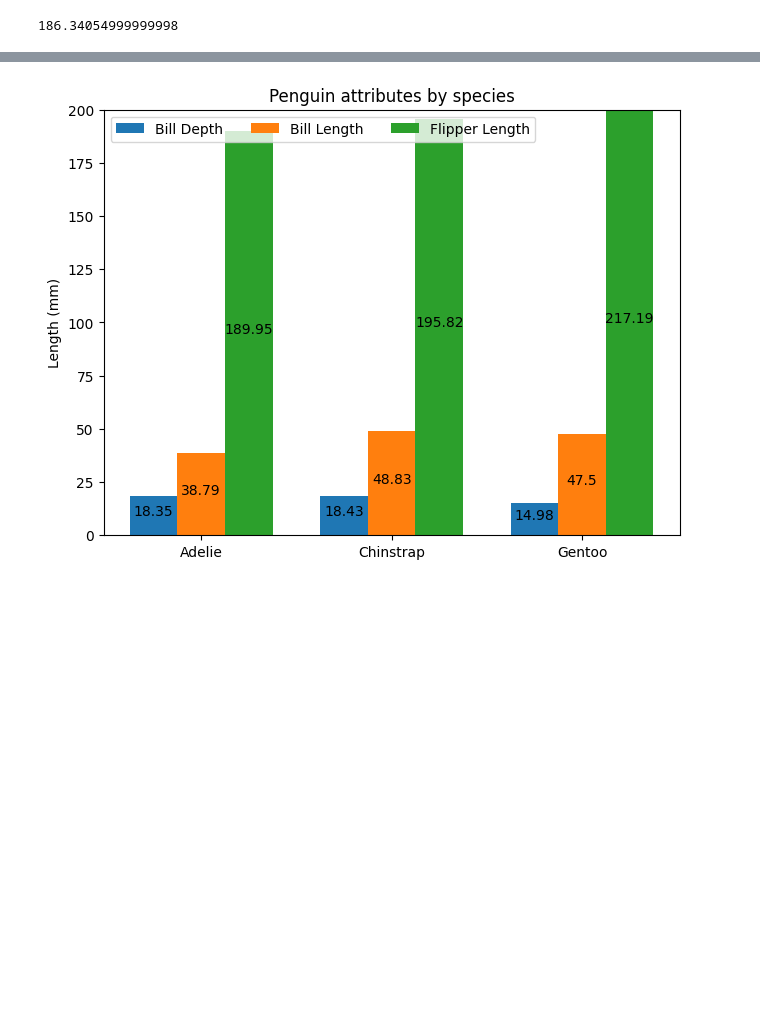
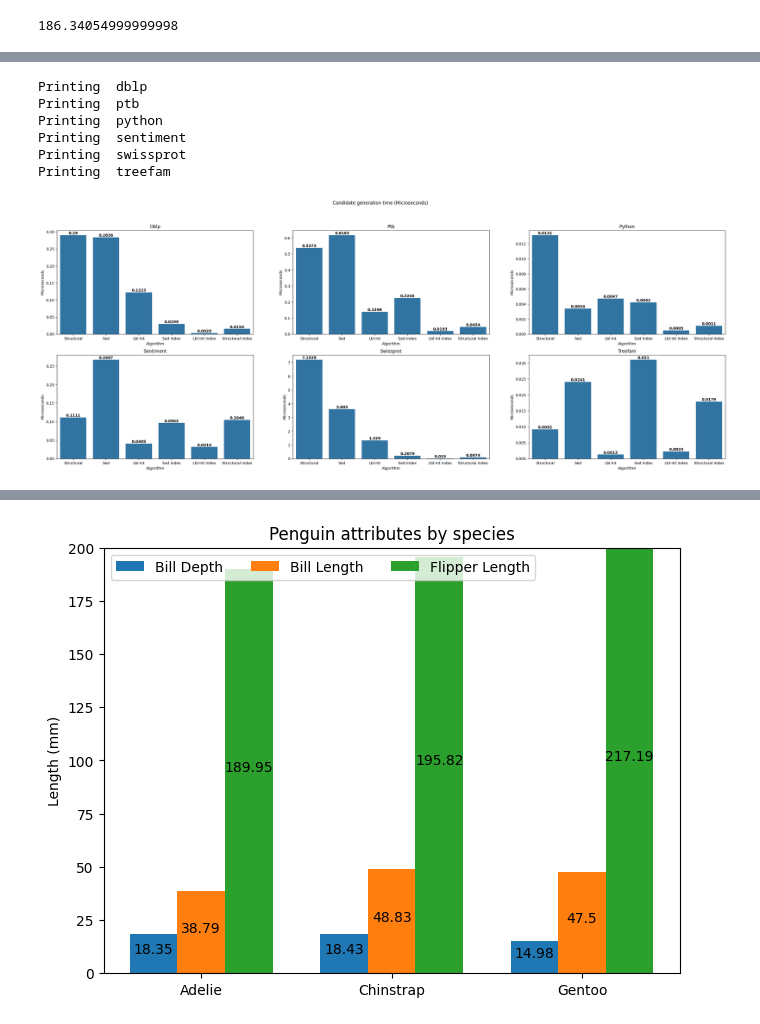
Before and after one commit to LukMRVC/tree-statistics, a Jupyter notebook: TED-viz.ipynb, the cells around one changed output, grey strips where cells are left out. Drawn from its saved outputs; the diff is of its cells as text; code cells hidden in the pictures; blank space fills up the shorter version.

```diff
--- a/TED-viz.ipynb
+++ b/TED-viz.ipynb
@@ -19,12 +19,15 @@ from datetime import timedelta
 ALGORITHMS = {
     'structural': 'Structural',
     'structural-variant': 'Splitted Structural',
-    'sed': 'String LB',
-    'lblint': 'Label Intersection',
-    'bib': 'Binary branch'
+    'sed': 'Sed',
+    'lblint': 'Lbl-Int',
+    'bib': 'Binary branch',
+    'sedindex': 'Sed Index',
+    'lblindex': 'Lbl-Int Index',
+    'structuralindex': 'Structural Index',
 }
 
-datasets = ('bolzano', 'dblp', 'ptb', 'python', 'sentiment', 'swissprot', 'treefam')
+datasets = ('dblp', 'ptb', 'python', 'sentiment', 'swissprot', 'treefam')
 # %%
 ALGORITHMS_ENUM_NAMES = {
     'structural': 'Structural',
@@ -520,0 +670,10 @@ df['LB time'].sum() / 1000 / 1000
+# %%
+jdf = df.join(cdf, on='dataset', rsuffix='-candidates')
+
+for alg in ALGORITHMS.values():
+    if alg not in jdf:
+        continue
+
+    jdf[f'{alg}-ratio'] = round(jdf[f'{alg}'] / jdf[f'{alg}-candidates'], 4)
+
+display(jdf.iloc[:, 12:])
@@ -520,0 +689,30 @@ df['LB time'].sum() / 1000 / 1000
+# %%
+f, axes = plt.subplots(2, 3, figsize=(32, 11))
+jdf = jdf.iloc[:, 12:].rename(mapper=lambda x: x.replace('-ratio', ''), axis=1)
+tdf = jdf.transpose()
+f.suptitle('Candidate generation time (Microseconds)')
+
+# Custom color palette
+
+for i, ds in enumerate(datasets):
+    ax = int(i >= 3)
+    ay = i % 3
+    axes[ax][ay].set_title(ds.capitalize())
+    print('Printing ', ds)
+    bp = sns.barplot(tdf[ds], ax=axes[ax][ay])
+    bp.set(xlabel='Algorithm', ylabel='Microseconds')
+    bp.set_title(ds.capitalize())
+
+    # Add value annotations on top of each bar
+    for i, v in enumerate(tdf[ds]):
+        axes[ax][ay].text(i, v, str(v),
+                ha='center', va='bottom',  # horizontally centered, placed just above the bar
+                fontweight='bold')
+# %% [output]
+Printing  dblp
+Printing  ptb
+Printing  python
+Printing  sentiment
+Printing  swissprot
+Printing  treefam
+[figure, added]
```
Also changed, not shown: parts of 8 cells of this notebook, 3 other files.
